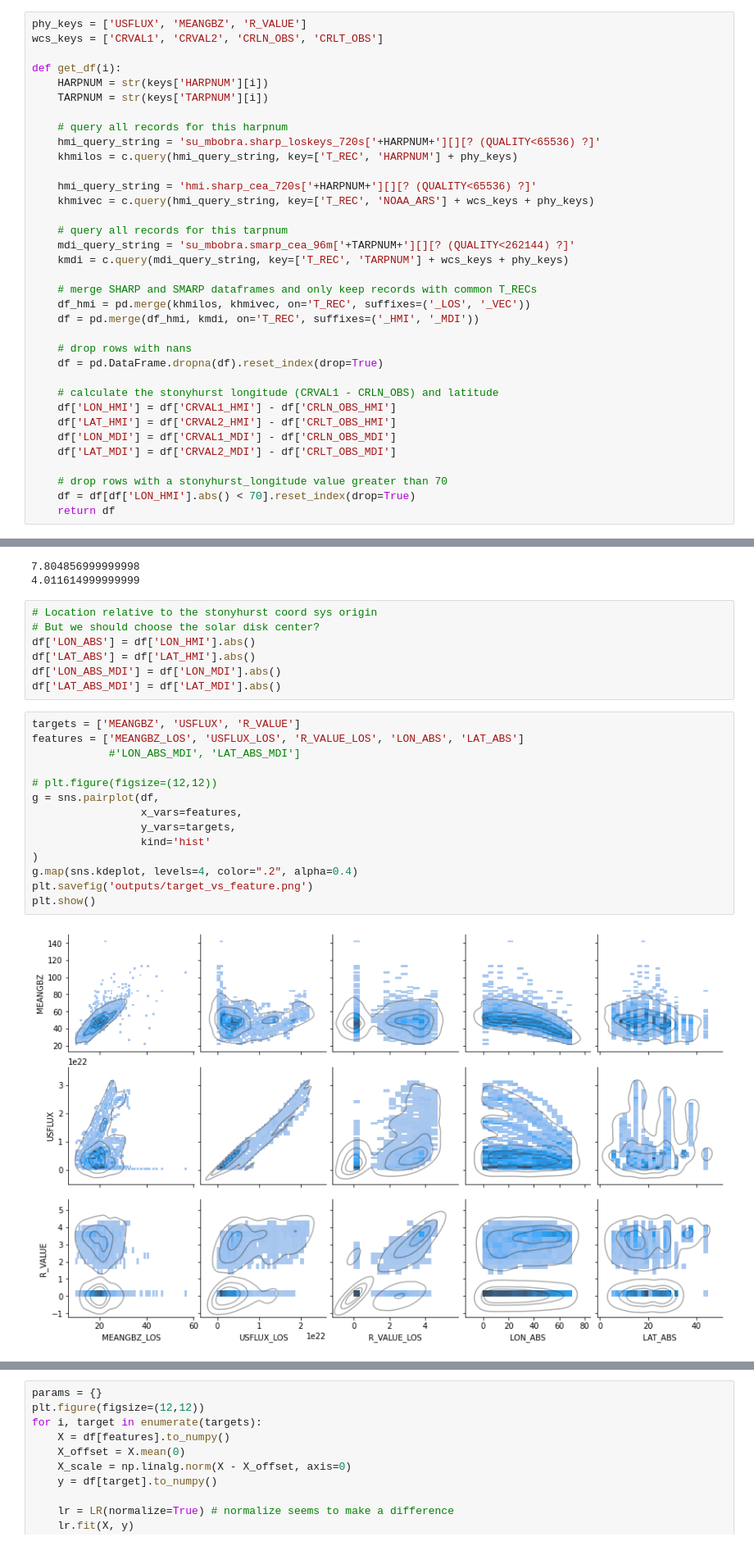
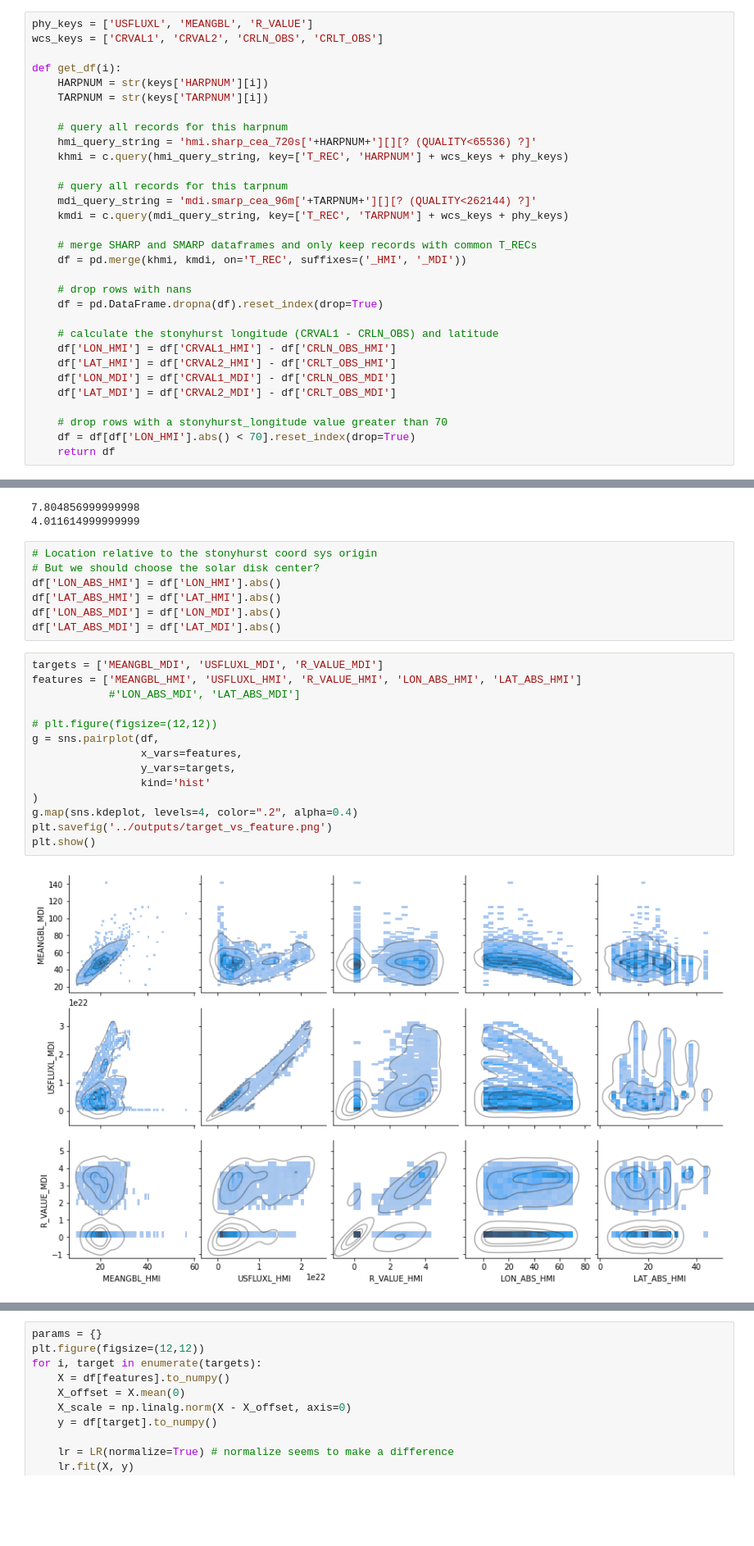
Before and after one commit to ZeyuSun/flare-prediction-smarp, a Jupyter notebook: notebooks/param_transforms.ipynb, the cells around one changed output, grey strips where cells are left out. Shown at 82% size. Cells and saved outputs as stored; diff of their text form; blank space fills up the shorter version.

Commit message:
Track R_VALUE in param_transforms

```diff
--- a/notebooks/param_transforms.ipynb
+++ b/notebooks/param_transforms.ipynb
@@ -218,7 +218,7 @@ from sklearn.linear_model import lasso_path
 from itertools import cycle
 import seaborn as sns
 # %%
-phy_keys = ['USFLUX', 'MEANGBZ', 'R_VALUE']
+phy_keys = ['USFLUXL', 'MEANGBL', 'R_VALUE']
 wcs_keys = ['CRVAL1', 'CRVAL2', 'CRLN_OBS', 'CRLT_OBS']
 
 def get_df(i):
@@ -226,19 +226,15 @@ def get_df(i):
     TARPNUM = str(keys['TARPNUM'][i])
 
     # query all records for this harpnum
-    hmi_query_string = 'su_mbobra.sharp_loskeys_720s['+HARPNUM+'][][? (QUALITY<65536) ?]'
-    khmilos = c.query(hmi_query_string, key=['T_REC', 'HARPNUM'] + phy_keys)
-
     hmi_query_string = 'hmi.sharp_cea_720s['+HARPNUM+'][][? (QUALITY<65536) ?]'
-    khmivec = c.query(hmi_query_string, key=['T_REC', 'NOAA_ARS'] + wcs_keys + phy_keys)
+    khmi = c.query(hmi_query_string, key=['T_REC', 'HARPNUM'] + wcs_keys + phy_keys)
 
     # query all records for this tarpnum
-    mdi_query_string = 'su_mbobra.smarp_cea_96m['+TARPNUM+'][][? (QUALITY<262144) ?]'
+    mdi_query_string = 'mdi.smarp_cea_96m['+TARPNUM+'][][? (QUALITY<262144) ?]'
     kmdi = c.query(mdi_query_string, key=['T_REC', 'TARPNUM'] + wcs_keys + phy_keys)
 
     # merge SHARP and SMARP dataframes and only keep records with common T_RECs
-    df_hmi = pd.merge(khmilos, khmivec, on='T_REC', suffixes=('_LOS', '_VEC'))
-    df = pd.merge(df_hmi, kmdi, on='T_REC', suffixes=('_HMI', '_MDI'))
+    df = pd.merge(khmi, kmdi, on='T_REC', suffixes=('_HMI', '_MDI'))
 
     # drop rows with nans
     df = pd.DataFrame.dropna(df).reset_index(drop=True)
@@ -267,23 +264,23 @@ print((df['LAT_HMI'] - df['LAT_MDI']).abs().max())
 # %%
 # Location relative to the stonyhurst coord sys origin
 # But we should choose the solar disk center?
-df['LON_ABS'] = df['LON_HMI'].abs()
-df['LAT_ABS'] = df['LAT_HMI'].abs()
+df['LON_ABS_HMI'] = df['LON_HMI'].abs()
+df['LAT_ABS_HMI'] = df['LAT_HMI'].abs()
 df['LON_ABS_MDI'] = df['LON_MDI'].abs()
 df['LAT_ABS_MDI'] = df['LAT_MDI'].abs()
 # %%
-targets = ['MEANGBZ', 'USFLUX', 'R_VALUE']
-features = ['MEANGBZ_LOS', 'USFLUX_LOS', 'R_VALUE_LOS', 'LON_ABS', 'LAT_ABS']
+targets = ['MEANGBL_MDI', 'USFLUXL_MDI', 'R_VALUE_MDI']
+features = ['MEANGBL_HMI', 'USFLUXL_HMI', 'R_VALUE_HMI', 'LON_ABS_HMI', 'LAT_ABS_HMI']
             #'LON_ABS_MDI', 'LAT_ABS_MDI']
 
 # plt.figure(figsize=(12,12))
 g = sns.pairplot(df,
                  x_vars=features,
                  y_vars=targets,
                  kind='hist'
 )
 g.map(sns.kdeplot, levels=4, color=".2", alpha=0.4)
-plt.savefig('outputs/target_vs_feature.png')
+plt.savefig('../outputs/target_vs_feature.png')
 plt.show()
 # %% [output]
-[figure, old version]
+[figure, new version]
```
Also changed, not shown: parts of 5 cells of this notebook.
